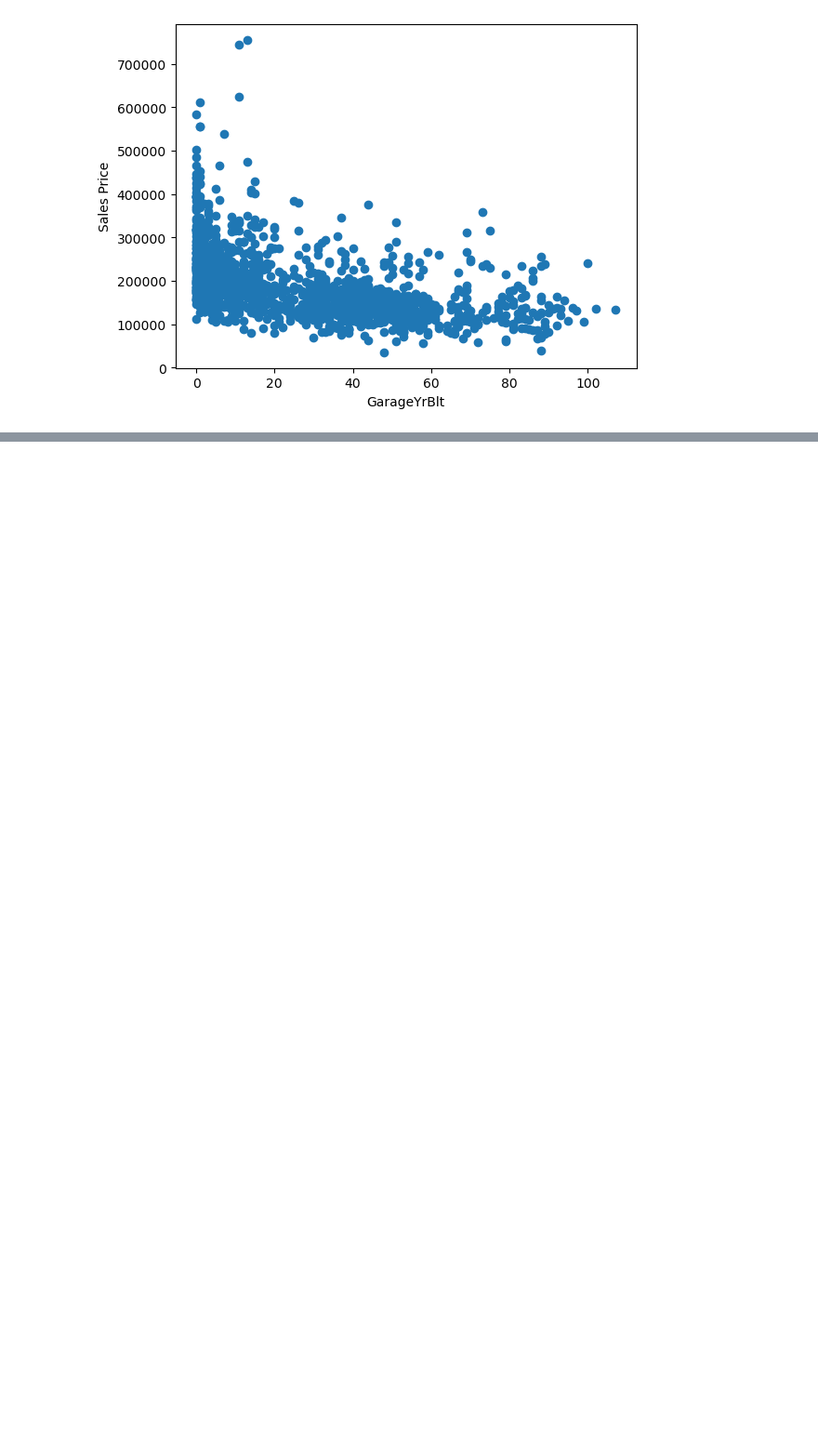
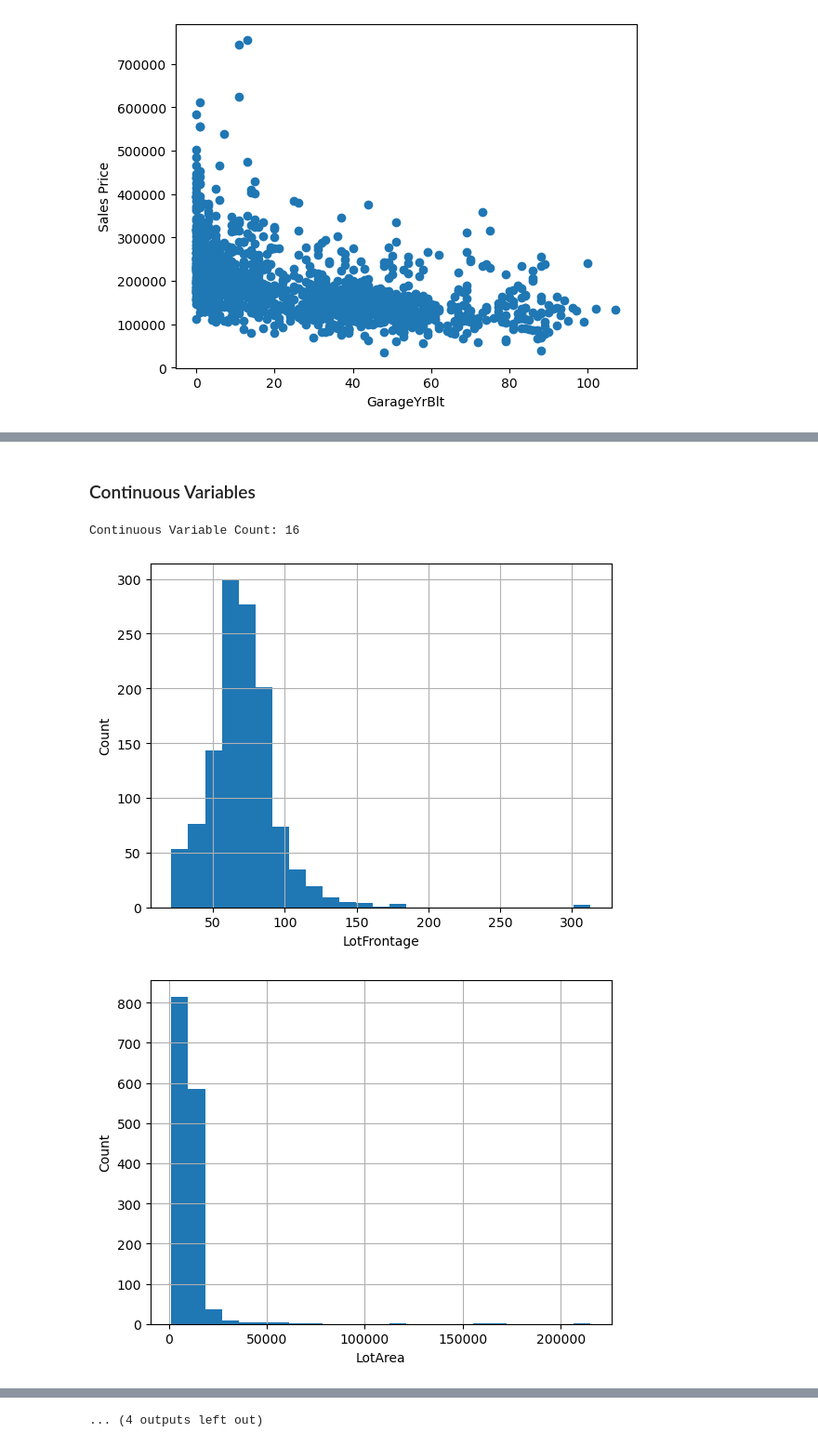
Before and after one commit to the-liyanage/applied-machine-learning, a Jupyter notebook: regression/house-prediction/data_analysis.ipynb, the cells around one changed output, grey strips where cells are left out. Shown at 93% size. Cells and saved outputs as stored; diff of their text form; code cells hidden in the pictures; blank space fills up the shorter version.

```diff
--- a/regression/house-prediction/data_analysis.ipynb
+++ b/regression/house-prediction/data_analysis.ipynb
@@ -216,0 +278,17 @@ for feature in temporal_features:
+# %% [markdown]
+### Continuous Variables
+# %%
+continuous_variables = [features for features in numerical_features if features not in discrete_features + temporal_features +["Id"]]
+print(f"Continuous Variable Count: {len(continuous_variables)}")
+# %% [output]
+Continuous Variable Count: 16
+# %%
+for feature in continuous_variables:
+    data = df.copy()
+    data[feature].hist(bins=25)
+    plt.xlabel(feature)
+    plt.ylabel("Count")
+    plt.show()
+# %% [output]
+[figure, added]
+[figure, added]
@@ -216,0 +305 @@ for feature in temporal_features:
+... (4 outputs left out)
```
Also changed, not shown: parts of 6 cells of this notebook.
